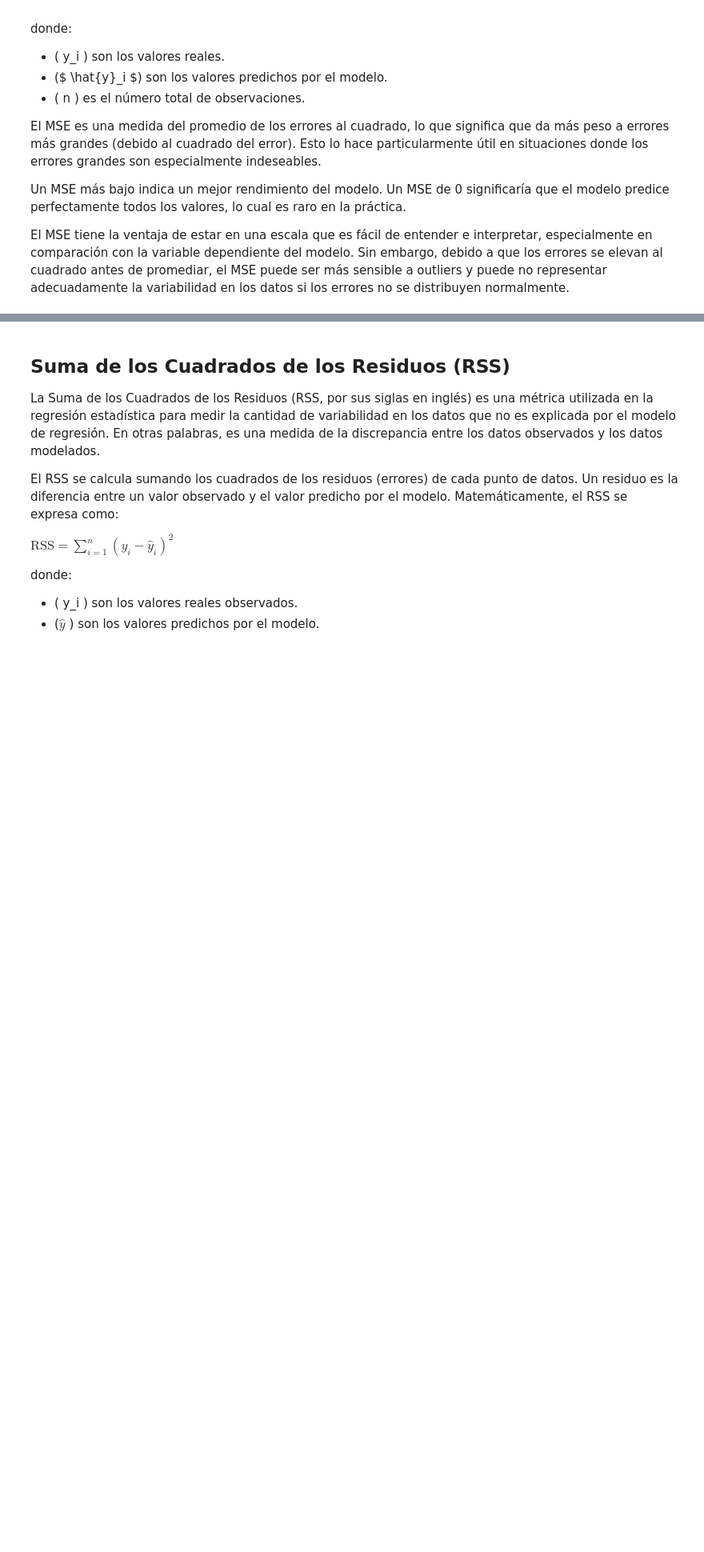
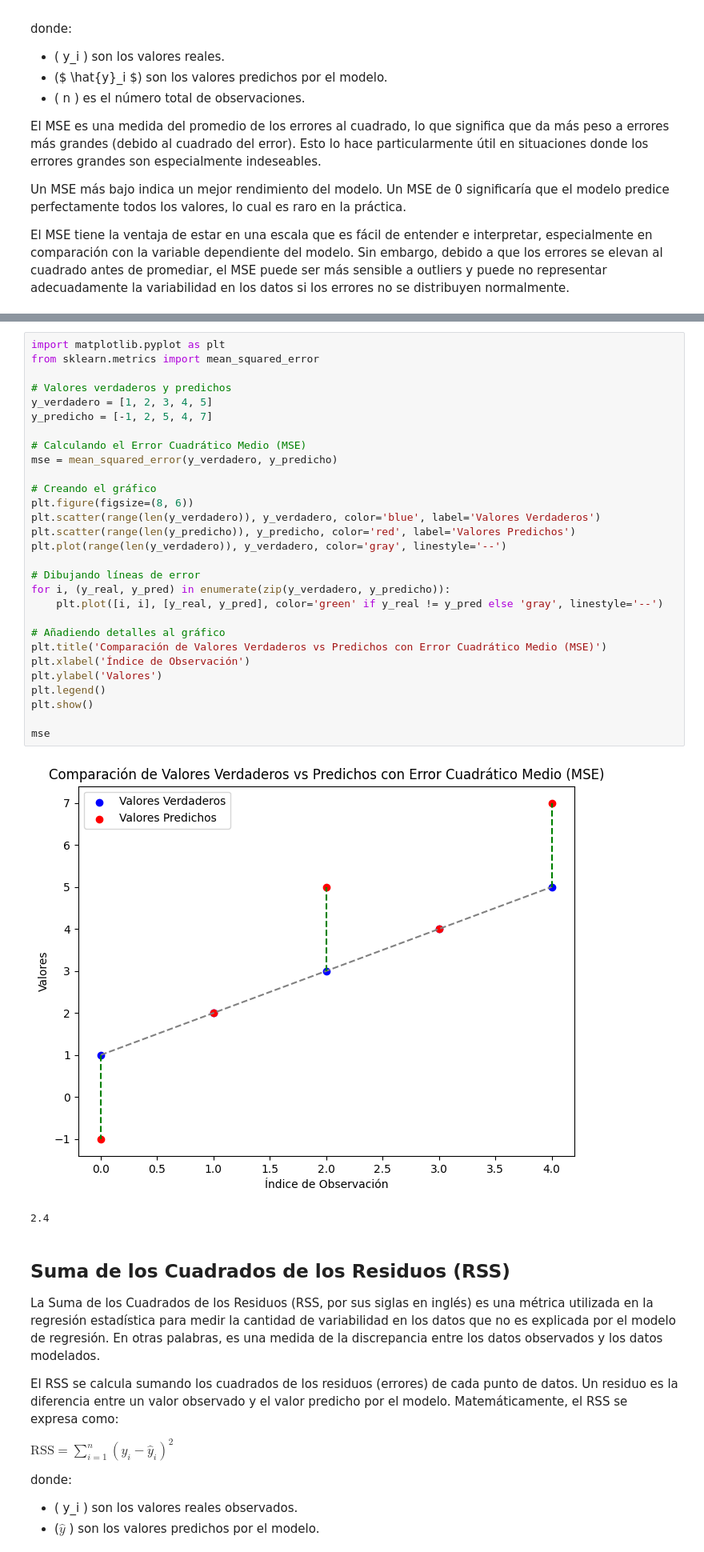
Before and after one commit to jserrataylor/cursoAI, a Jupyter notebook: Metricas_para_Modelos_de_Regresion_Lineal.ipynb, the cells around one changed output, grey strips where cells are left out. Shown at 80% size. Drawn from its saved outputs; the diff is of its cells as text; blank space fills up the shorter version.

```diff
--- a/Metricas_para_Modelos_de_Regresion_Lineal.ipynb
+++ b/Metricas_para_Modelos_de_Regresion_Lineal.ipynb
@@ -116,6 +167,38 @@ y_predicho = [1, 2, 3, 4, 7]
 mean_squared_error(y_verdadero, y_predicho)
 # %% [output]
 0.8
+# %%
+import matplotlib.pyplot as plt
+from sklearn.metrics import mean_squared_error
+
+# Valores verdaderos y predichos
+y_verdadero = [1, 2, 3, 4, 5]
+y_predicho = [-1, 2, 5, 4, 7]
+
+# Calculando el Error Cuadrático Medio (MSE)
+mse = mean_squared_error(y_verdadero, y_predicho)
+
+# Creando el gráfico
+plt.figure(figsize=(8, 6))
+plt.scatter(range(len(y_verdadero)), y_verdadero, color='blue', label='Valores Verdaderos')
+plt.scatter(range(len(y_predicho)), y_predicho, color='red', label='Valores Predichos')
+plt.plot(range(len(y_verdadero)), y_verdadero, color='gray', linestyle='--')
+
+# Dibujando líneas de error
+for i, (y_real, y_pred) in enumerate(zip(y_verdadero, y_predicho)):
+    plt.plot([i, i], [y_real, y_pred], color='green' if y_real != y_pred else 'gray', linestyle='--')
+
+# Añadiendo detalles al gráfico
+plt.title('Comparación de Valores Verdaderos vs Predichos con Error Cuadrático Medio (MSE)')
+plt.xlabel('Índice de Observación')
+plt.ylabel('Valores')
+plt.legend()
+plt.show()
+
+mse
+# %% [output]
+[figure, added]
+2.4
 # %% [markdown]
 ## **Suma de los Cuadrados de los Residuos (RSS)**
 
```
Also changed, not shown: parts of 17 cells of this notebook.
